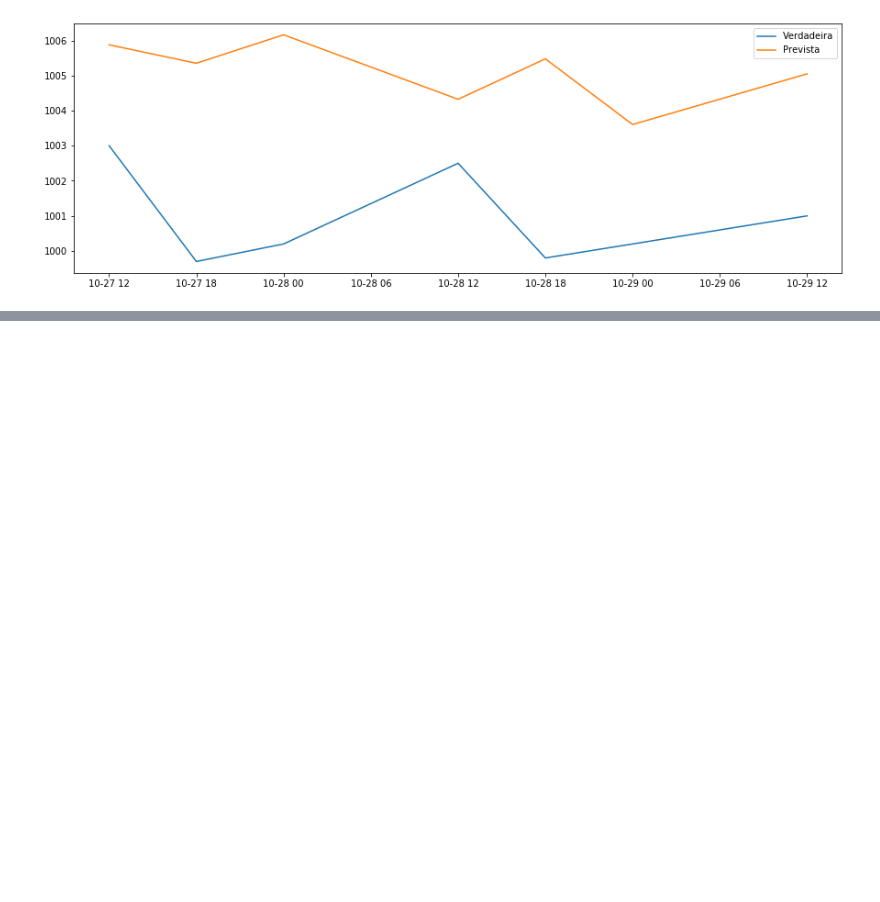
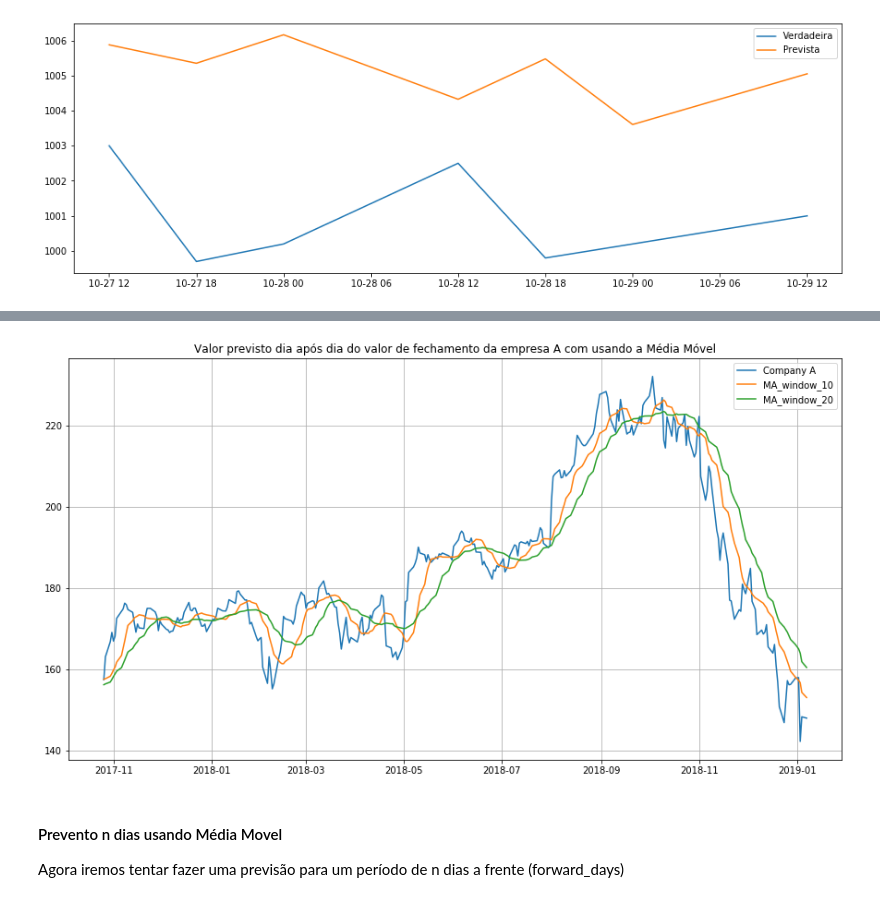
Before and after one commit to helvecioneto/CAP-351, a Jupyter notebook: 05-RNN.ipynb, the cells around one changed output, grey strips where cells are left out. Saved outputs shown, nothing was run; the diff lists cells and outputs as text; code cells hidden in the pictures; blank space fills up the shorter version.

```diff
--- a/05-RNN.ipynb
+++ b/05-RNN.ipynb
@@ -1819,0 +1877,19 @@ plt.legend()
+# %%
+df_A['MA_window_10'] = df_A['Close'].rolling(10).mean().shift() #shift so the day we want to predict won't be used
+df_A['MA_window_20'] = df_A['Close'].rolling(20).mean().shift()
+# %%
+limit = 300
+
+plt.figure(figsize = (15,8))
+plt.title('Valor previsto dia após dia do valor de fechamento da empresa A com usando a Média Móvel')
+plt.plot(df_A['Date'][-limit:], df_A['Close'][-limit:], label='Company A')
+plt.plot(df_A['Date'][-limit:], df_A['MA_window_10'][-limit:], label='MA_window_10')
+plt.plot(df_A['Date'][-limit:], df_A['MA_window_20'][-limit:], label='MA_window_20')
+plt.grid()
+plt.legend(loc='best')
+plt.show()
+# %% [output]
+[figure, added]
+# %% [markdown]
+#### Prevento n dias usando Média Movel
+Agora iremos tentar fazer uma previsão para um período de n dias a frente (forward_days)
```
Also changed, not shown: parts of 47 cells of this notebook.
